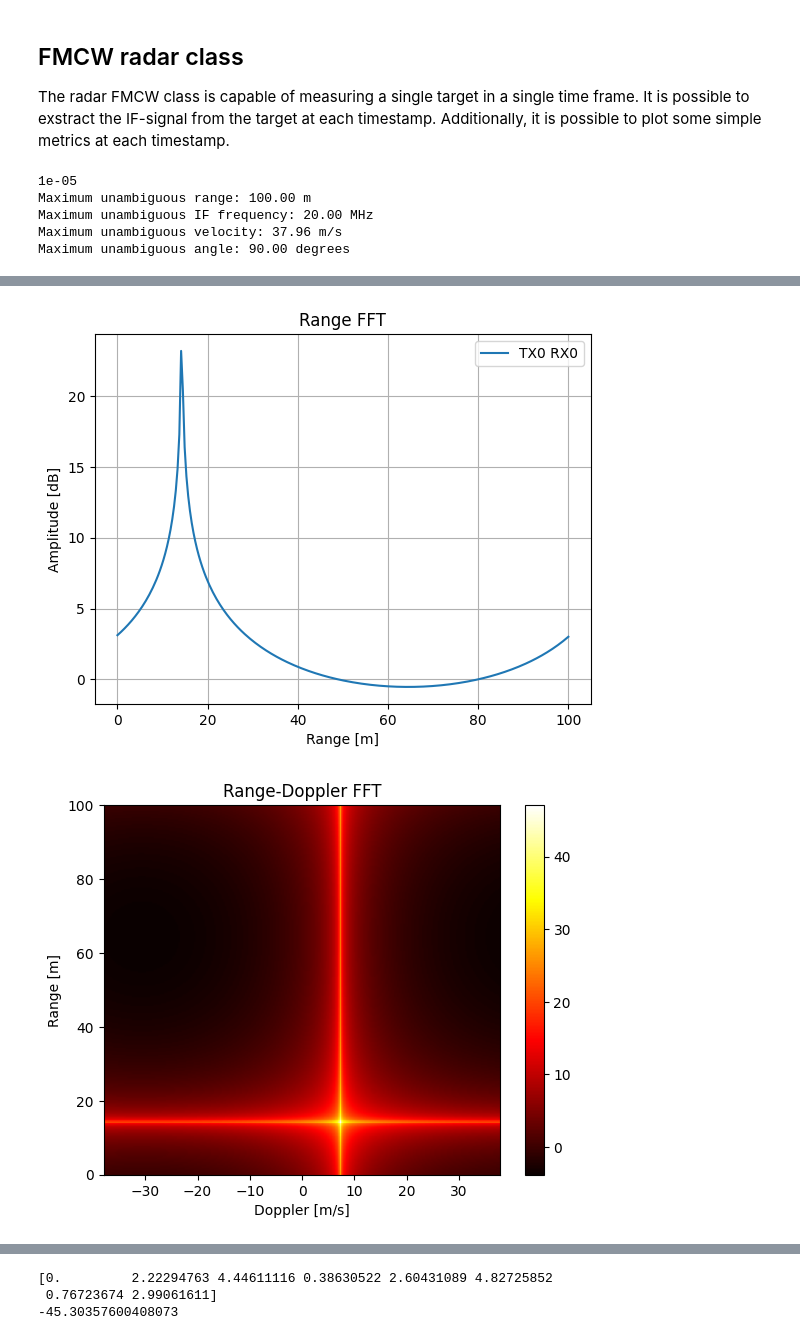
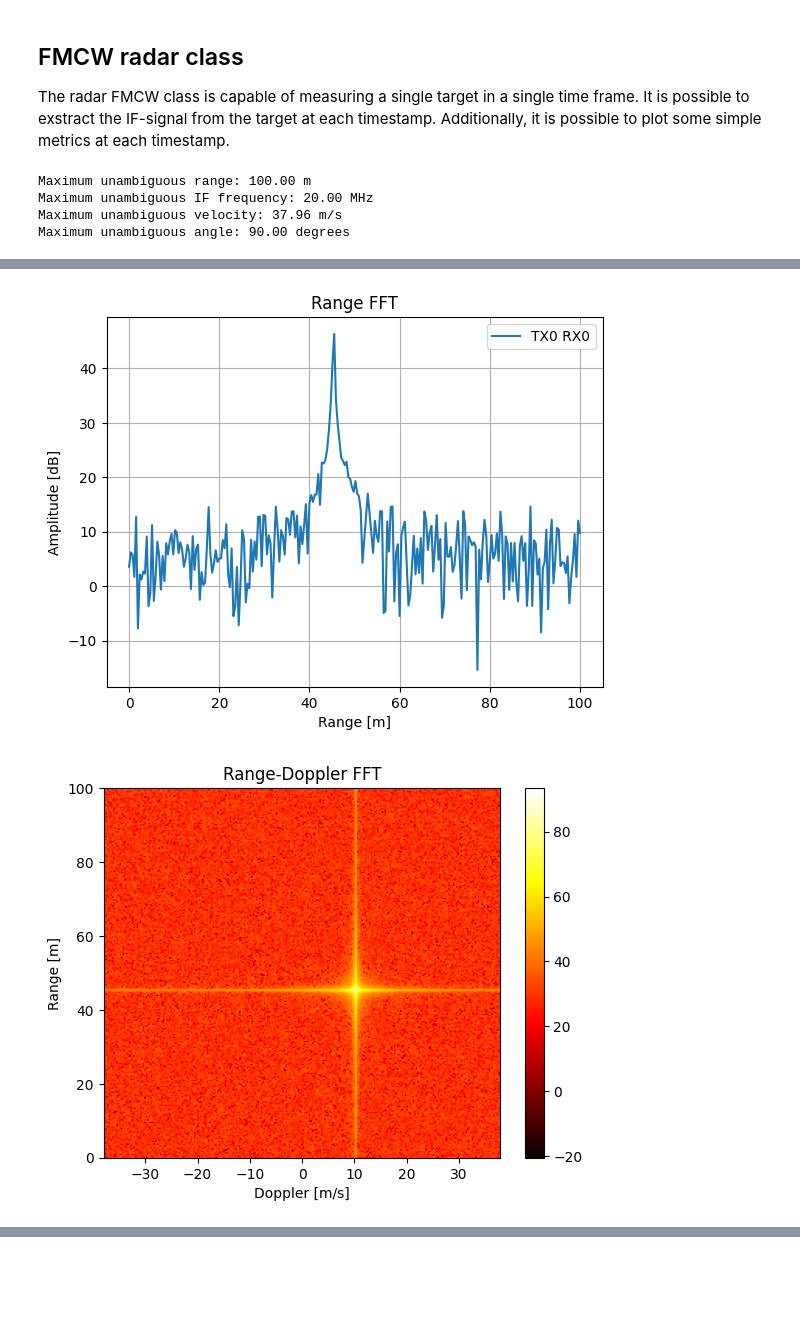
Before and after one commit to RHIMMELAND/MMARS, a Jupyter notebook: code_example.ipynb, the cells around one changed output, grey strips where cells are left out. Drawn from its saved outputs; the diff is of its cells as text; code cells hidden in the pictures; blank space fills up the shorter version.

```diff
--- a/code_example.ipynb
+++ b/code_example.ipynb
@@ -15,23 +15,22 @@ radar_pos = np.array([[0], [0]])
 f_c = 77e9
 wave_length = 3e8/f_c
 
-r1 = fmcw_radar.fmcw_radar(radar_pos,SNR=100)
+r1 = fmcw_radar.fmcw_radar(radar_pos,SNR=20)
 r1.show_parameters()
 r1.add_tx_antenna(np.array([[0e-3], [0]]))
-#r1.add_tx_antenna(np.array([[wave_length], [0]]))
+
 r1.add_tx_antenna(np.array([[2*wave_length], [0]]))
 r1.add_rx_antenna(np.array([[12.6e-3], [0]]))
 r1.add_rx_antenna(np.array([[12.6e-3+1*wave_length/2], [0]]))
 r1.add_rx_antenna(np.array([[12.6e-3+2*wave_length/2], [0]]))
 r1.add_rx_antenna(np.array([[12.6e-3+3*wave_length/2], [0]]))
-r1.measure_target(np.array([[-10], [10]]), np.array([[0], [10]]) )
+r1.measure_target(np.array([[0], [45]]), np.array([[0], [10]]) )
 r1.plot_IF_signal()
 r1.plot_range_fft()
 r1.plot_range_doppler_fft()
 r1.plot_range_angle_fft()
 r1.plot_angle_fft()
 # %% [output]
-1e-05
 Maximum unambiguous range: 100.00 m
 Maximum unambiguous IF frequency: 20.00 MHz
 Maximum unambiguous velocity: 37.96 m/s
@@ -40,2 +39,2 @@ Maximum unambiguous angle: 90.00 degrees
-[figure, old version]
+[figure, new version]
-[figure, old version]
+[figure, new version]
@@ -43,3 +41,0 @@ Maximum unambiguous angle: 90.00 degrees
-[0.         2.22294763 4.44611116 0.38630522 2.60431089 4.82725852
- 0.76723674 2.99061611]
--45.30357600408073
```
Also changed, not shown: parts of 1 cell of this notebook, 1 other file.
